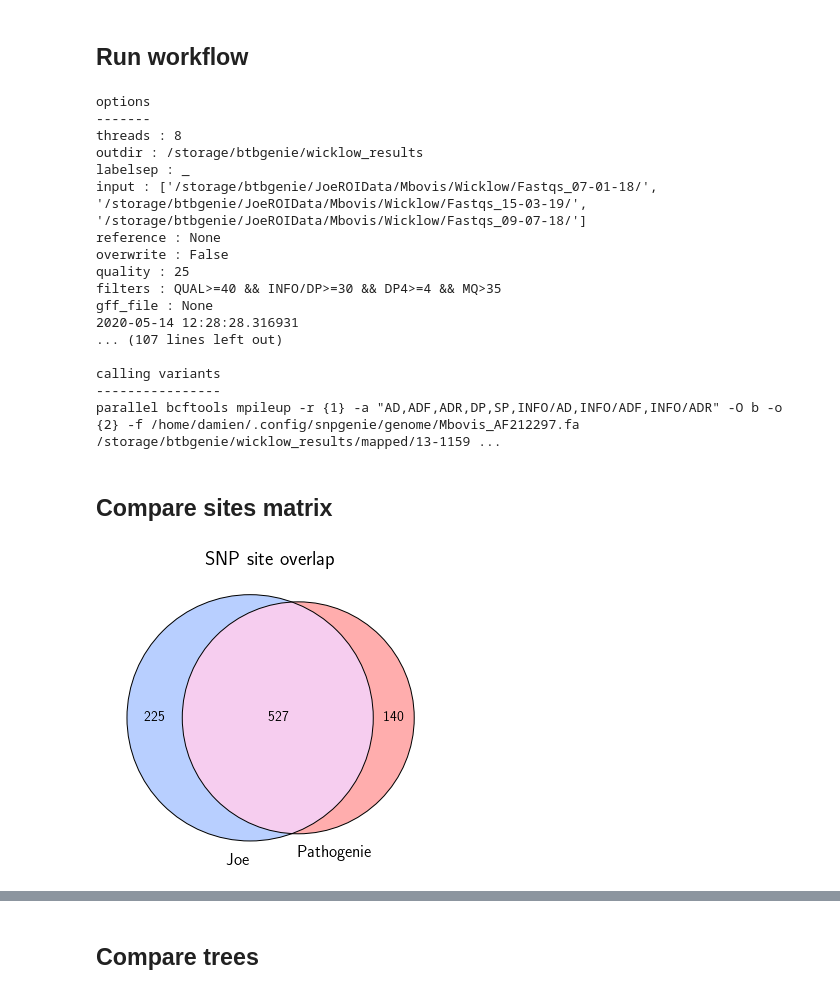
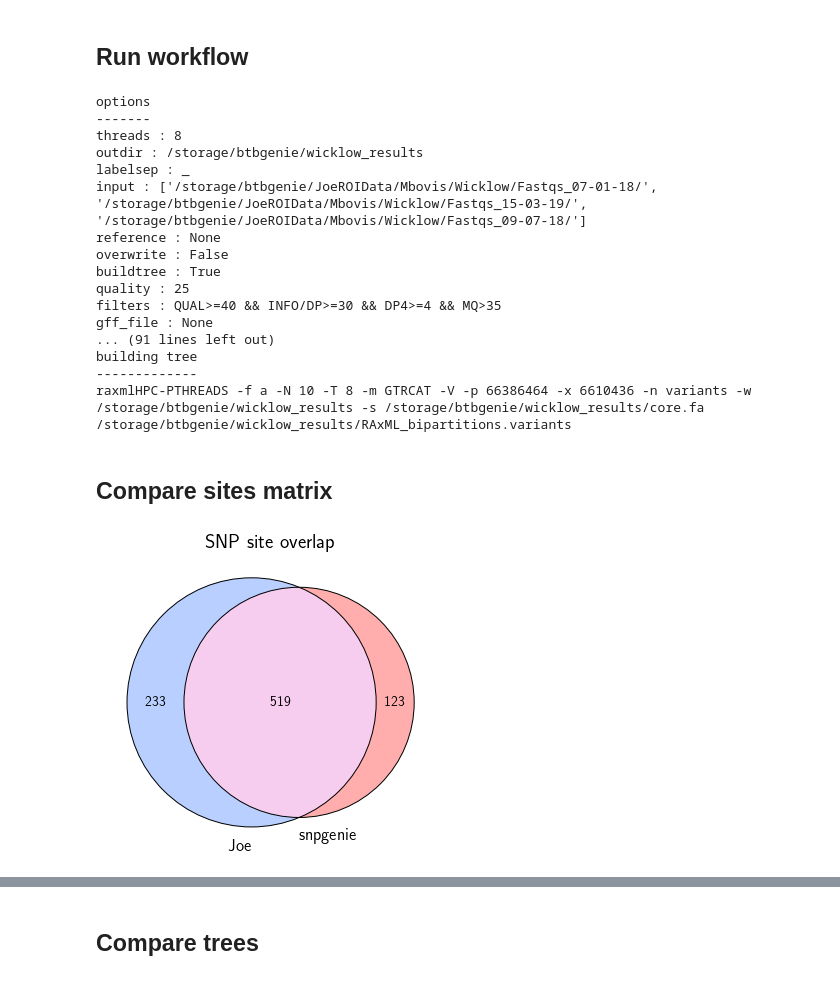
Before and after one commit to dmnfarrell/snipgenie, a Jupyter notebook: notebooks/wicklow.ipynb, the cells around one changed output, grey strips where cells are left out. Cells and saved outputs as stored; diff of their text form; code cells hidden in the pictures.

```diff
--- a/notebooks/wicklow.ipynb
+++ b/notebooks/wicklow.ipynb
@@ -38,7 +38,7 @@ args = {'threads':8, 'outdir': '/storage/btbgenie/wicklow_results', 'labelsep':'
         'input':['/storage/btbgenie/JoeROIData/Mbovis/Wicklow/Fastqs_07-01-18/',
                  '/storage/btbgenie/JoeROIData/Mbovis/Wicklow/Fastqs_15-03-19/',
                  '/storage/btbgenie/JoeROIData/Mbovis/Wicklow/Fastqs_09-07-18/'],
-        'reference': None, 'overwrite':False}
+        'reference': None, 'overwrite':False, 'buildtree':True}
 W = app.WorkFlow(**args)
 st = W.setup()
 W.run()
@@ -51,33 +51,33 @@ labelsep : _
 input : ['/storage/btbgenie/JoeROIData/Mbovis/Wicklow/Fastqs_07-01-18/', '/storage/btbgenie/JoeROIData/Mbovis/Wicklow/Fastqs_15-03-19/', '/storage/btbgenie/JoeROIData/Mbovis/Wicklow/Fastqs_09-07-18/']
 reference : None
 overwrite : False
+buildtree : True
 quality : 25
 filters : QUAL>=40 && INFO/DP>=30 && DP4>=4 && MQ>35
 gff_file : None
-2020-05-14 12:28:28.316931
-... (107 lines left out)
-
-calling variants
-----------------
-parallel bcftools mpileup -r {1} -a "AD,ADF,ADR,DP,SP,INFO/AD,INFO/ADF,INFO/ADR" -O b -o {2} -f /home/damien/.config/snpgenie/genome/Mbovis_AF212297.fa /storage/btbgenie/wicklow_results/mapped/13-1159 ...
+... (91 lines left out)
+building tree
+-------------
+raxmlHPC-PTHREADS -f a -N 10 -T 8 -m GTRCAT -V -p 66386464 -x 6610436 -n variants -w /storage/btbgenie/wicklow_results -s /storage/btbgenie/wicklow_results/core.fa
+/storage/btbgenie/wicklow_results/RAxML_bipartitions.variants
 # %% [markdown]
 ## Compare sites matrix
 # %%
-smat = pd.read_csv('../wicklow_results/core.txt',sep=' ',index_col=0)
+smat = pd.read_csv('/storage/btbgenie/wicklow_results/core.txt',sep=' ',index_col=0)
 smat.index
 joe_sites = pd.read_csv('/storage/btbgenie/JoeROIData/Mbovis/Wicklow/FASTA/fastaPositions_Prox-10_18-12-2019.txt')
 #print (joe_sites)
 plt.figure(figsize=(6,6))
 import matplotlib_venn
 mpl.rc('text', usetex=True)
 mpl.rc('font',size=14)
 sets=[set(joe_sites.Position),set(smat.index)]
 matplotlib_venn.venn2(sets,set_labels=['Joe','snpgenie'],set_colors=['#4d88ff','#ff3333'])
 ax=matplotlib_venn.venn2_circles(sets,linewidth=1)
 plt.title('SNP site overlap',fontsize=20)
 plt.savefig('snp_overlap_joe.png',dpi=100)
 # %% [output]
-[figure, old version]
+[figure, new version]
 # %%
 #print(W.fastq_table)
 meta['name'] = meta.Forward.apply(lambda x: x.split('.')[0])
```
Also changed, not shown: parts of 2 cells of this notebook, 8 other files.
